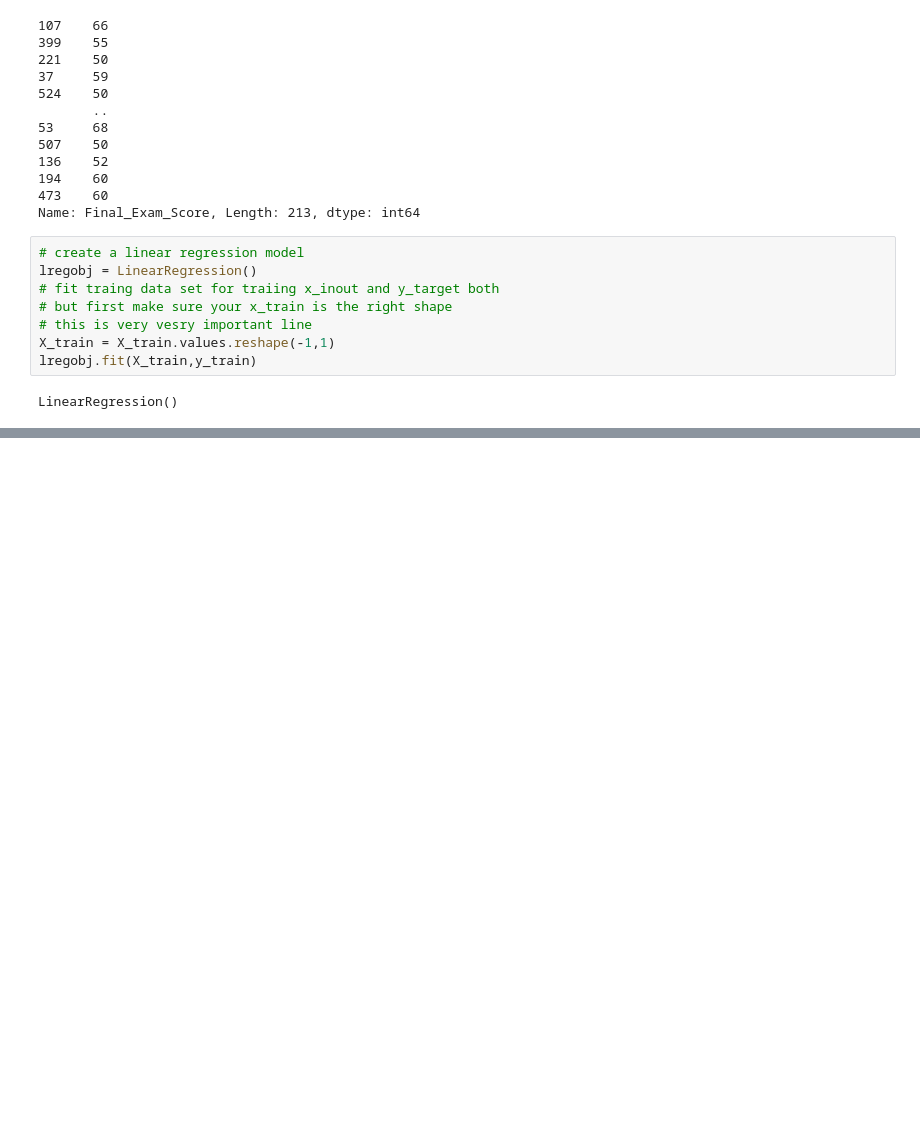
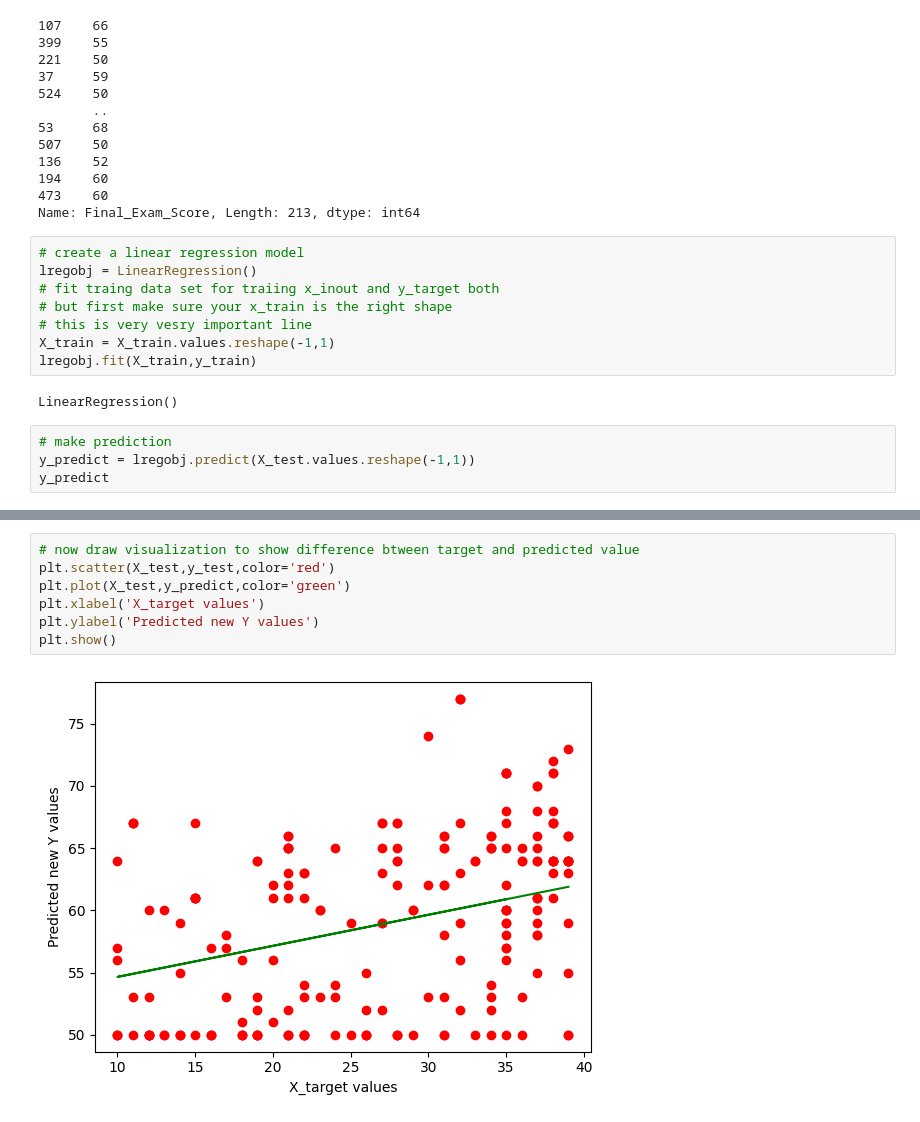
Before and after one commit to subenakhatun/Data-Science, a Jupyter notebook: MachineLearningTheory/linear-regression/linear-regression.ipynb, the cells around one changed output, grey strips where cells are left out. Saved outputs shown, nothing was run; the diff lists cells and outputs as text; blank space fills up the shorter version.

Commit message:
visualization

```diff
--- a/MachineLearningTheory/linear-regression/linear-regression.ipynb
+++ b/MachineLearningTheory/linear-regression/linear-regression.ipynb
@@ -356,3 +356,7 @@ X_train = X_train.values.reshape(-1,1)
 lregobj.fit(X_train,y_train)
 # %% [output]
 LinearRegression()
+# %%
+# make prediction
+y_predict = lregobj.predict(X_test.values.reshape(-1,1))
+y_predict
@@ -358,0 +393,9 @@ LinearRegression()
+# %%
+# now draw visualization to show difference btween target and predicted value
+plt.scatter(X_test,y_test,color='red')
+plt.plot(X_test,y_predict,color='green')
+plt.xlabel('X_target values')
+plt.ylabel('Predicted new Y values')
+plt.show()
+# %% [output]
+[figure, added]
```
Also changed, not shown: parts of 3 cells of this notebook.
